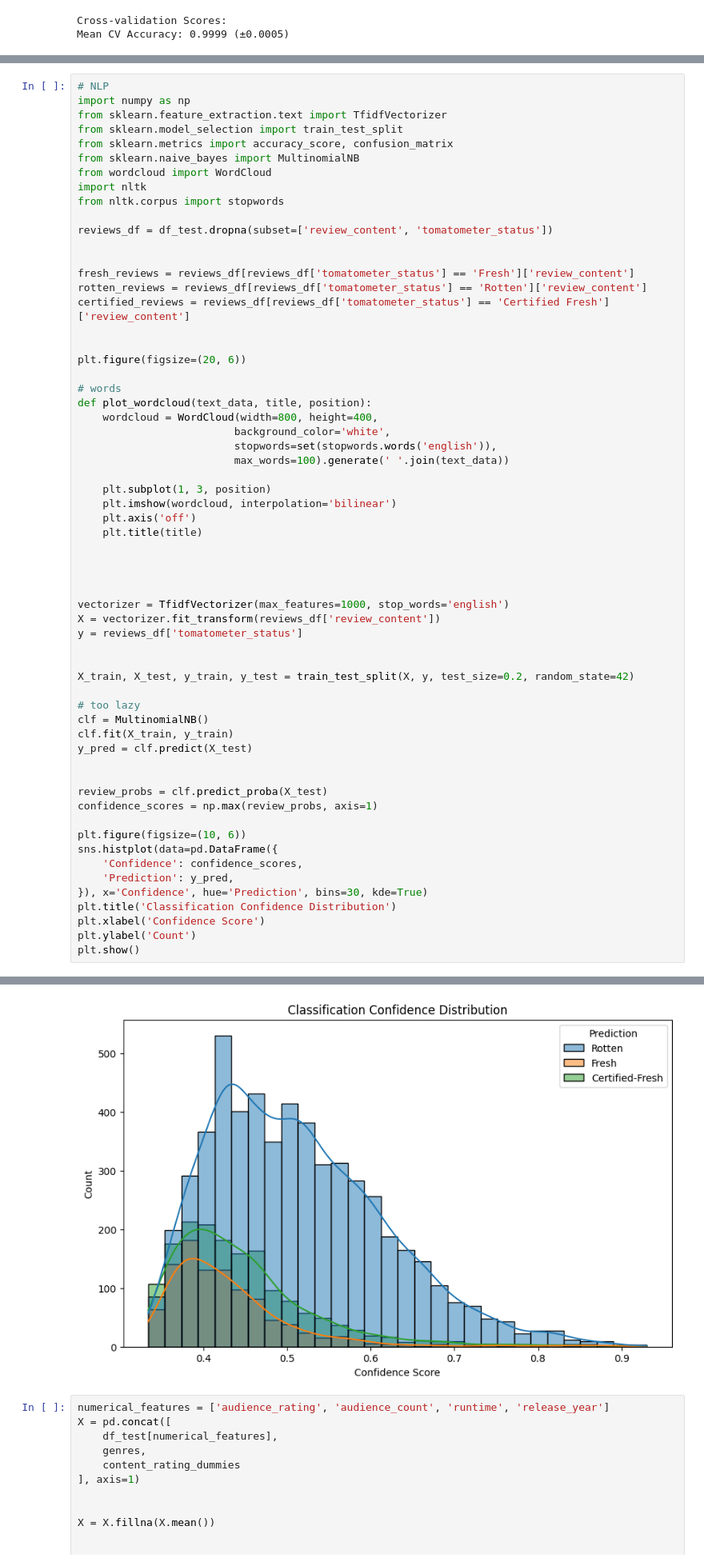
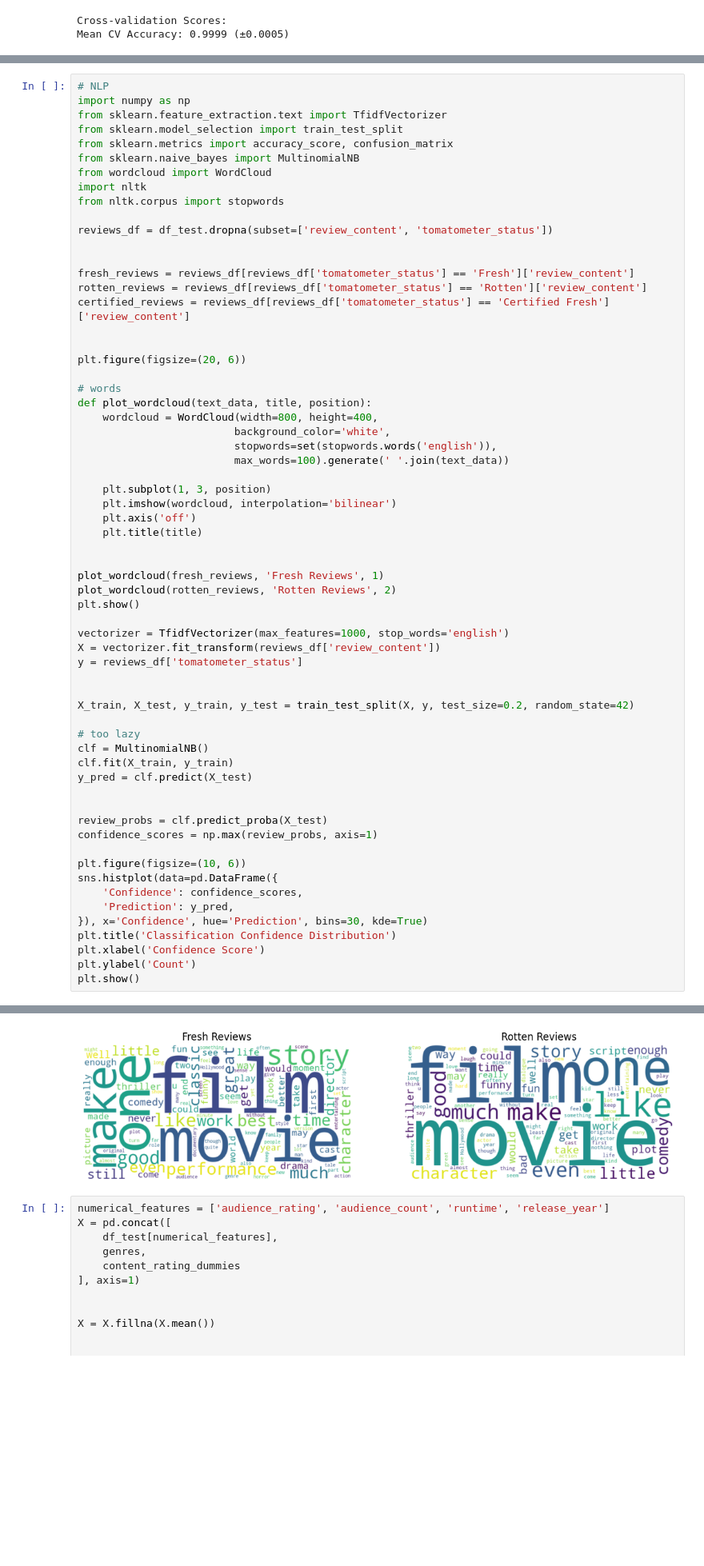
Before and after one commit to anonymous-himalayas/RATTAAAAAA, a Jupyter notebook: main.ipynb, the cells around one changed output, grey strips where cells are left out. Shown at 80% size. Drawn from its saved outputs; the diff is of its cells as text; blank space fills up the shorter version.

```diff
--- a/main.ipynb
+++ b/main.ipynb
@@ -303,7 +303,9 @@ def plot_wordcloud(text_data, title, position):
     plt.title(title)
 
 
-
+plot_wordcloud(fresh_reviews, 'Fresh Reviews', 1)
+plot_wordcloud(rotten_reviews, 'Rotten Reviews', 2)
+plt.show()
 
 vectorizer = TfidfVectorizer(max_features=1000, stop_words='english')
 X = vectorizer.fit_transform(reviews_df['review_content'])
@@ -335,4 +337,4 @@ plt.show()
-[figure, old version]
+[figure, new version]
 # %%
 numerical_features = ['audience_rating', 'audience_count', 'runtime', 'release_year']
 X = pd.concat([
```
Also changed, not shown: parts of 2 cells of this notebook.
